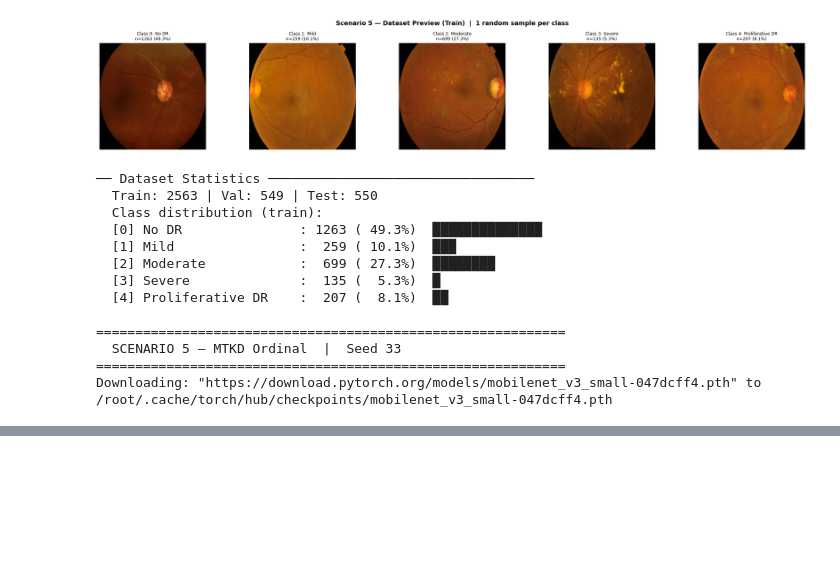
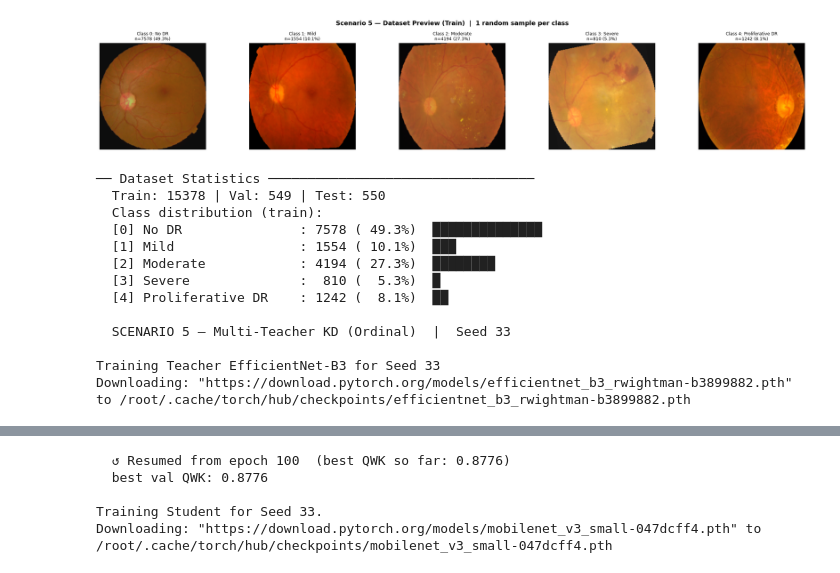
Before and after one commit to almirari/dr-classification, a Jupyter notebook: mkd_efficientnetb3_deit-small.ipynb, the cells around one changed output, grey strips where cells are left out. Drawn from its saved outputs; the diff is of its cells as text; code cells hidden in the pictures; blank space fills up the shorter version.

```diff
--- a/mkd_efficientnetb3_deit-small.ipynb
+++ b/mkd_efficientnetb3_deit-small.ipynb
@@ -45,9 +39,10 @@ Dataset ready!
 Device: cuda
 # %%
-def set_seed(seed=42):
+def set_seed(seed=30):
     random.seed(seed); np.random.seed(seed); torch.manual_seed(seed)
     if torch.cuda.is_available(): torch.cuda.manual_seed_all(seed)
-    torch.backends.cudnn.deterministic = True; torch.backends.cudnn.benchmark = False
+    torch.backends.cudnn.deterministic = True
+    torch.backends.cudnn.benchmark     = False
 
 def cleanup_memory():
     gc.collect()
@@ -55,26 +87,26 @@ def cleanup_memory():
 # %%
 class AptosDataset(Dataset):
     def __init__(self, df, image_dir, transform=None):
-        self.df = df.reset_index(drop=True)
+        self.df        = df.reset_index(drop=True)
         self.image_dir = Path(image_dir)
         self.transform = transform
+
     def __len__(self): return len(self.df)
+
     def __getitem__(self, idx):
-        row = self.df.iloc[idx]
+        row     = self.df.iloc[idx]
         img_col = 'id_code' if 'id_code' in self.df.columns else self.df.columns[0]
-        fname = str(row[img_col]); fname = fname if fname.endswith('.png') else fname + '.png'
-        img = Image.open(self.image_dir / fname).convert('RGB')
+        fname   = str(row[img_col])
+        fname   = fname if fname.endswith('.png') else fname + '.png'
+        img     = Image.open(self.image_dir / fname).convert('RGB')
         if self.transform: img = self.transform(img)
         return img, torch.tensor(int(row['diagnosis']), dtype=torch.long)
 
 train_tfm = transforms.Compose([
-    transforms.RandomHorizontalFlip(p=0.5),
-    transforms.RandomVerticalFlip(p=0.5),
-    transforms.RandomAffine(degrees=15),
-    transforms.ColorJitter(brightness=(0.8, 1.2), contrast=(0.8, 1.2)),
     transforms.ToTensor(),
     transforms.Normalize([0.485, 0.456, 0.406], [0.229, 0.224, 0.225]),
 ])
+
 val_tfm = transforms.Compose([
     transforms.ToTensor(),
     transforms.Normalize([0.485, 0.456, 0.406], [0.229, 0.224, 0.225]),
@@ -88,6 +120,7 @@ class_counts   = train_df['diagnosis'].value_counts().sort_index().values
 sample_weights = train_df['diagnosis'].map(lambda x: 1.0 / class_counts[x]).values
 sampler = WeightedRandomSampler(torch.tensor(sample_weights, dtype=torch.float),
                                 len(sample_weights), replacement=True)
+
 train_loader = DataLoader(AptosDataset(train_df, f'{DATASET_DIR}/images', train_tfm),
                           batch_size=BATCH_SIZE, sampler=sampler, num_workers=4, pin_memory=True)
 val_loader   = DataLoader(AptosDataset(val_df,   f'{DATASET_DIR}/images', val_tfm),
@@ -729,24 +776,38 @@ def train_student_s5(student, seed, alpha=ALPHA, temperature=TEMPERATURE, beta=B
 # %%
 preview_dataset(train_df, f'{DATASET_DIR}/images')
 
 results_s5 = []
+
 for seed in [33, 81, 5]:
     set_seed(seed)
-    print(f"\n{'='*60}\n  SCENARIO 5 — MTKD Ordinal  |  Seed {seed}\n{'='*60}")
-    res = train_student_s5(get_mobilenet_student(), seed)
-    results_s5.append(res); cleanup_memory()
+    print(f"\n  SCENARIO 5 — Multi-Teacher KD (Ordinal)  |  Seed {seed}\n")
+
+    print(f"Training Teacher EfficientNet-B3 for Seed {seed}")
+    t1 = train_teacher_coral(get_effb3(), "EfficientNet-B3",
+                             f'{CKPT_DIR}/s5_teacher_effb3_seed{seed}.pth')
+    cleanup_memory()
+
+    print(f"\nTraining Teacher DeiT-Small for Seed {seed}")
+    t2 = train_teacher_coral(get_deit_small(), "DeiT-Small",
+                             f'{CKPT_DIR}/s5_teacher_deit_small_seed{seed}.pth')
+    cleanup_memory()
+
+    print(f"\nTraining Student for Seed {seed}.")
+    res = train_student_s5(get_mobilenet_student(), seed, t1, t2)
+    results_s5.append(res)
+    cleanup_memory()
 # %% [output]
-[figure, old version]
+[figure, new version]
 ── Dataset Statistics ──────────────────────────────────
-  Train: 2563 | Val: 549 | Test: 550
+  Train: 15378 | Val: 549 | Test: 550
   Class distribution (train):
-  [0] No DR               : 1263 ( 49.3%)  ██████████████
-  [1] Mild                :  259 ( 10.1%)  ███
-  [2] Moderate            :  699 ( 27.3%)  ████████
-  [3] Severe              :  135 (  5.3%)  █
-  [4] Proliferative DR    :  207 (  8.1%)  ██
+  [0] No DR               : 7578 ( 49.3%)  ██████████████
+  [1] Mild                : 1554 ( 10.1%)  ███
+  [2] Moderate            : 4194 ( 27.3%)  ████████
+  [3] Severe              :  810 (  5.3%)  █
+  [4] Proliferative DR    : 1242 (  8.1%)  ██
 
-============================================================
-  SCENARIO 5 — MTKD Ordinal  |  Seed 33
-============================================================
-Downloading: "https://download.pytorch.org/models/mobilenet_v3_small-047dcff4.pth" to /root/.cache/torch/hub/checkpoints/mobilenet_v3_small-047dcff4.pth
+  SCENARIO 5 — Multi-Teacher KD (Ordinal)  |  Seed 33
+
+Training Teacher EfficientNet-B3 for Seed 33
+Downloading: "https://download.pytorch.org/models/efficientnet_b3_rwightman-b3899882.pth" to /root/.cache/torch/hub/checkpoints/efficientnet_b3_rwightman-b3899882.pth
@@ -769,0 +819,5 @@ Downloading: "https://download.pytorch.org/models/mobilenet_v3_small-047dcff4.pt
+  ↺ Resumed from epoch 100  (best QWK so far: 0.8776)
+  best val QWK: 0.8776
+
+Training Student for Seed 33.
+Downloading: "https://download.pytorch.org/models/mobilenet_v3_small-047dcff4.pth" to /root/.cache/torch/hub/checkpoints/mobilenet_v3_small-047dcff4.pth
```
Also changed, not shown: parts of 14 cells of this notebook.
